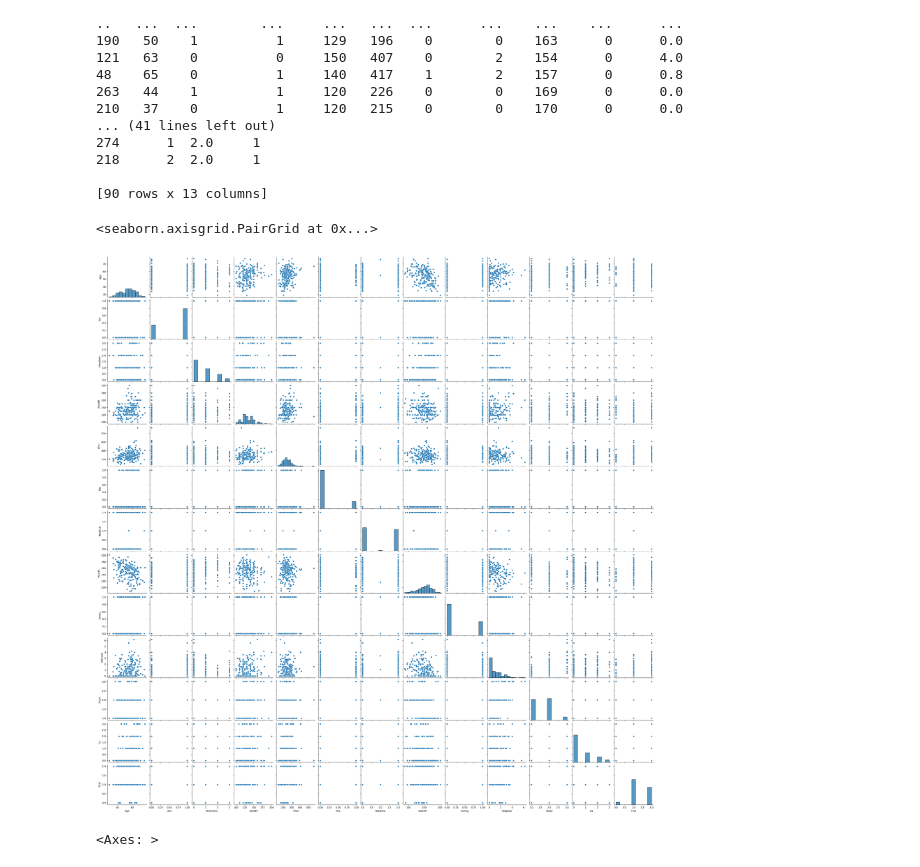
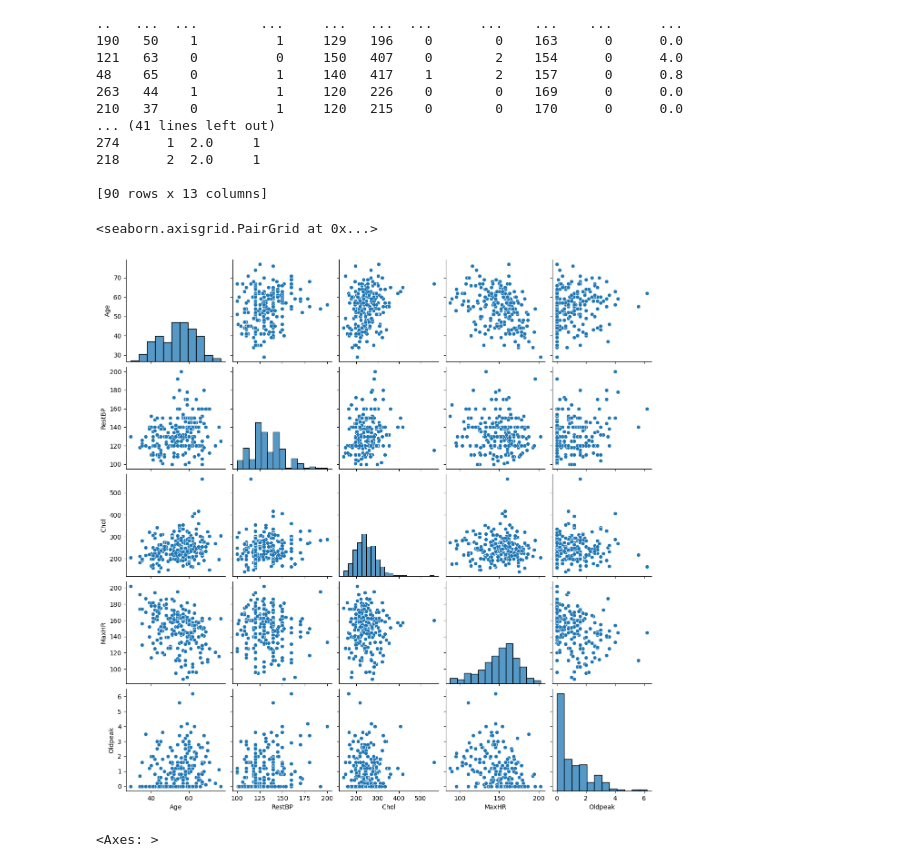
Before and after one commit to kechcole/Machine-Learning, a Jupyter notebook: Notebook/3.Logistic_regression.ipynb, the cells around one changed output. Saved outputs shown, nothing was run; the diff lists cells and outputs as text; code cells hidden in the pictures.

```diff
--- a/Notebook/3.Logistic_regression.ipynb
+++ b/Notebook/3.Logistic_regression.ipynb
@@ -201,12 +201,16 @@ training data :      Age  Sex  ChestPain  RestBP  Chol  Fbs  RestECG  MaxHR  ExA
 
 [90 rows x 13 columns]
 # %%
-# View relationship between features in the entire dataframe using a pairwise plot.
+# View relationship between features in the dataframe using a pairwise plot.
 
-sns.pairplot(X_train)
+# Continous numerical variable
+attributes = ['Age', 'RestBP', 'Chol', 'MaxHR', 'Oldpeak']
+
+# Plot scatter plot
+sns.pairplot(X_train[attributes])
 # %% [output]
 <seaborn.axisgrid.PairGrid at 0x...>
-[figure, old version]
+[figure, new version]
 # %%
 # Determine a correlation heatmap
 
```
Also changed, not shown: parts of 2 cells of this notebook.
